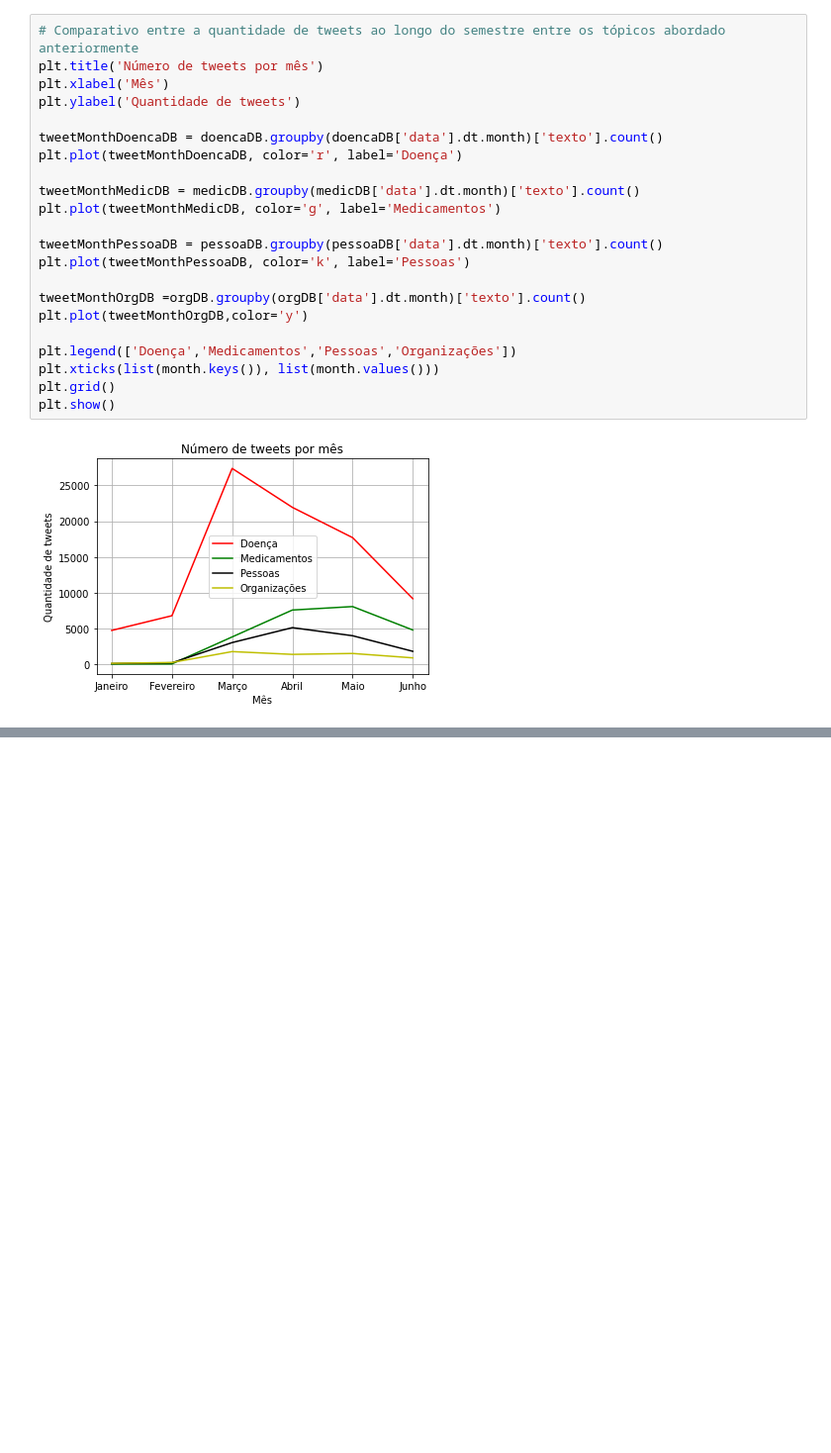
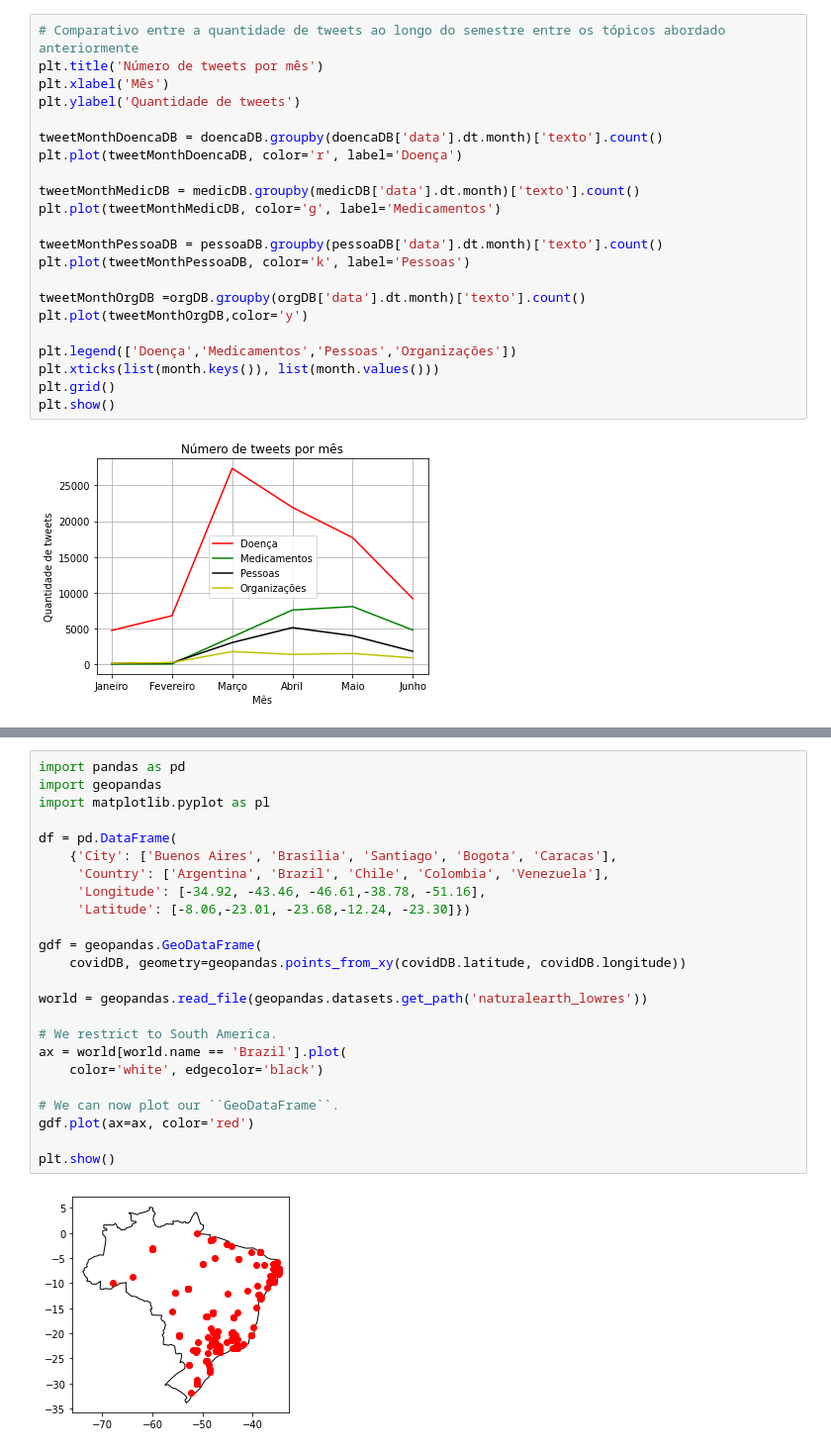
Before and after one commit to Mirnada/Covid_19, a Jupyter notebook: Covid_19.ipynb, the cells around one changed output, grey strips where cells are left out. Shown at 99% size. Cells and saved outputs as stored; diff of their text form; blank space fills up the shorter version.

```diff
--- a/Covid_19.ipynb
+++ b/Covid_19.ipynb
@@ -523,0 +477,26 @@ fig.show()
+# %%
+import pandas as pd
+import geopandas
+import matplotlib.pyplot as pl
+
+df = pd.DataFrame(
+    {'City': ['Buenos Aires', 'Brasilia', 'Santiago', 'Bogota', 'Caracas'],
+     'Country': ['Argentina', 'Brazil', 'Chile', 'Colombia', 'Venezuela'],
+     'Longitude': [-34.92, -43.46, -46.61,-38.78, -51.16],
+     'Latitude': [-8.06,-23.01, -23.68,-12.24, -23.30]})
+
+gdf = geopandas.GeoDataFrame(
+    covidDB, geometry=geopandas.points_from_xy(covidDB.latitude, covidDB.longitude))
+
+world = geopandas.read_file(geopandas.datasets.get_path('naturalearth_lowres'))
+
+# We restrict to South America.
+ax = world[world.name == 'Brazil'].plot(
+    color='white', edgecolor='black')
+
+# We can now plot our ``GeoDataFrame``.
+gdf.plot(ax=ax, color='red')
+
+plt.show()
+# %% [output]
+[figure, added]
```
Also changed, not shown: parts of 4 cells of this notebook.
